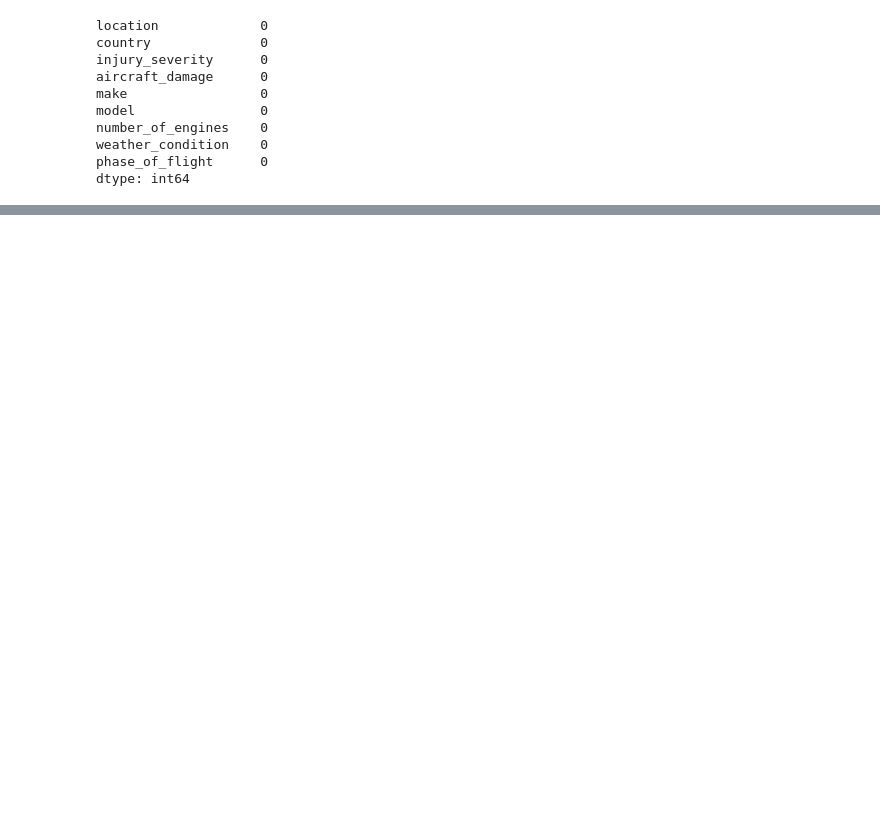
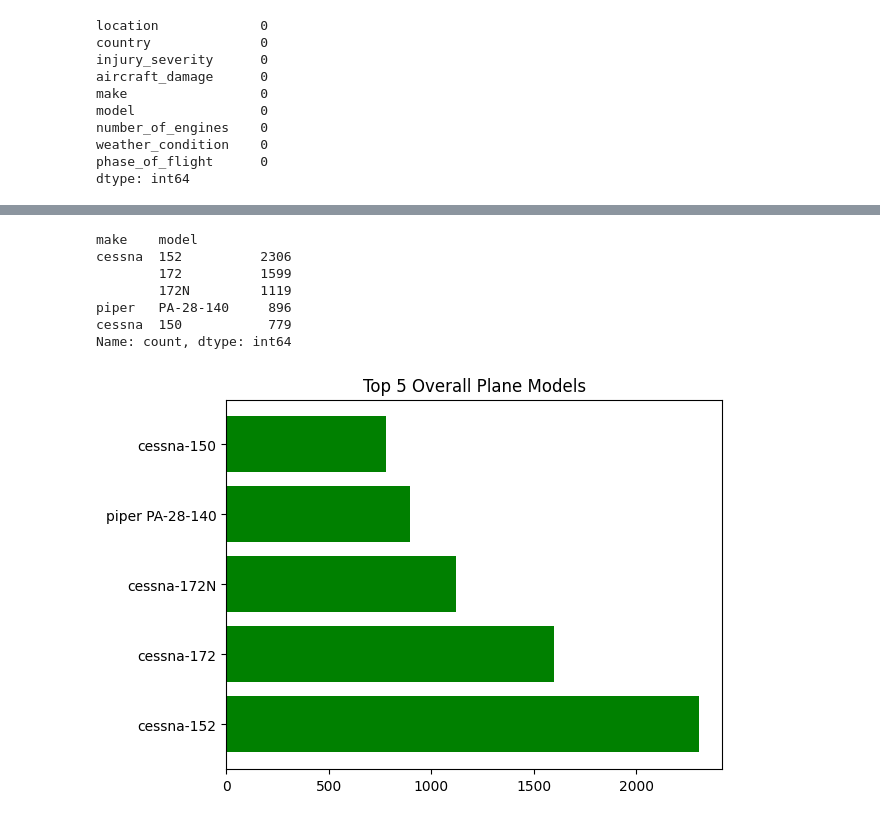
Before and after one commit to davidmasai/End_of_phase1_project, a Jupyter notebook: technical_presentation/end_of_phase1_technical_presentation.ipynb, the cells around one changed output, grey strips where cells are left out. Saved outputs shown, nothing was run; the diff lists cells and outputs as text; code cells hidden in the pictures; blank space fills up the shorter version.

```diff
--- a/technical_presentation/end_of_phase1_technical_presentation.ipynb
+++ b/technical_presentation/end_of_phase1_technical_presentation.ipynb
@@ -507,0 +634,20 @@ df_eda.head(10)
+# %%
+#top 5 overall plane models
+model_count=df_eda[['make','model']]
+print(model_count.value_counts()[:5])
+#visualize the top 5 plane models
+x=['cessna-152','cessna-172','cessna-172N','piper PA-28-140','cessna-150']
+y=model_count['model'].value_counts()[:5]
+
+plt.barh(x,width=y,color='g')
+plt.title('Top 5 Overall Plane Models')
+plt.show()
+# %% [output]
+make    model
+cessna  152          2306
+        172          1599
+        172N         1119
+piper   PA-28-140     896
+cessna  150           779
+Name: count, dtype: int64
+[figure, added]
```
Also changed, not shown: parts of 22 cells of this notebook.
